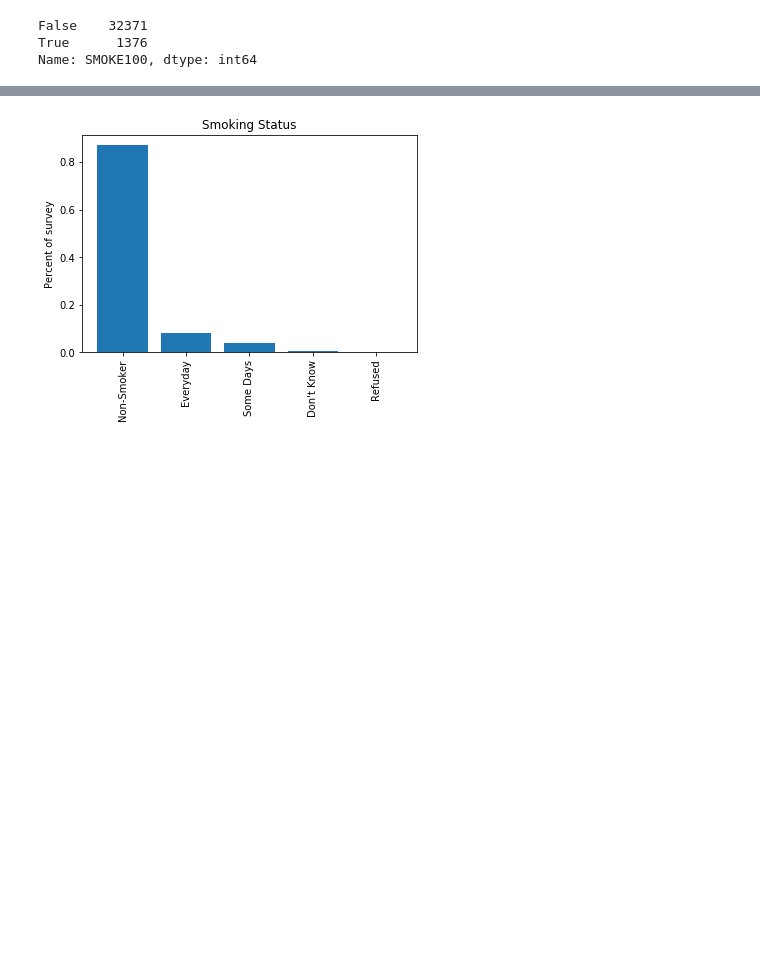
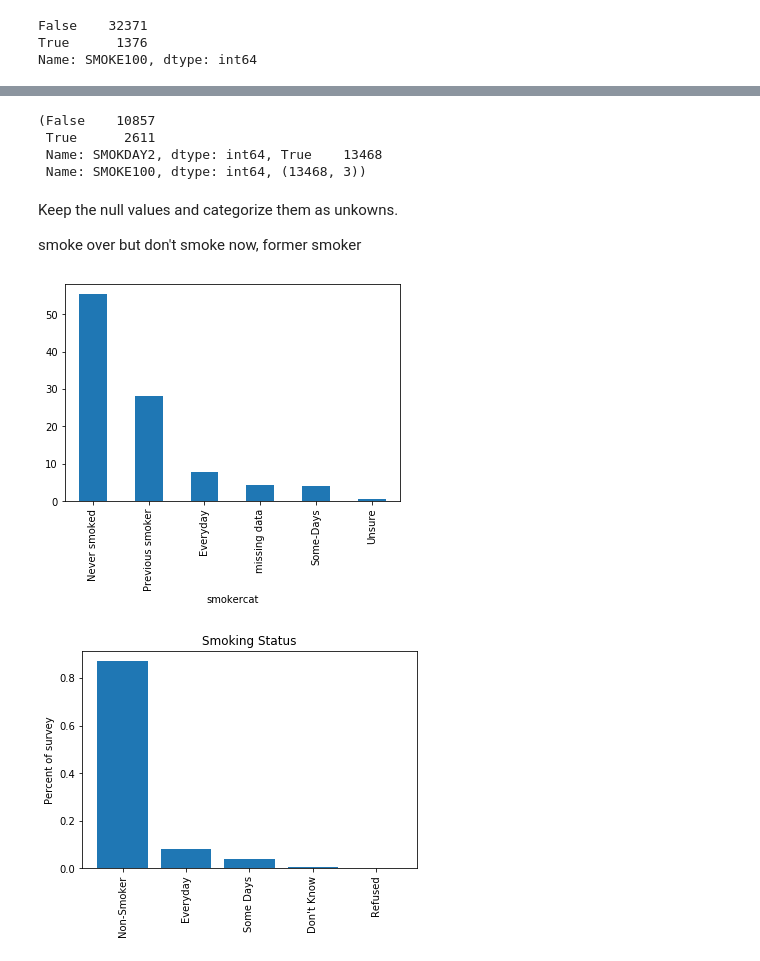
Before and after one commit to SlimHintz/nyc-mhtn-ds-091420-lectures, a Jupyter notebook: STATS_case_study/Statistical_Tests_Applied.ipynb, the cells around one changed output, grey strips where cells are left out. Drawn from its saved outputs; the diff is of its cells as text; code cells hidden in the pictures; blank space fills up the shorter version.

Commit message:
rippinng np.select

```diff
--- a/STATS_case_study/Statistical_Tests_Applied.ipynb
+++ b/STATS_case_study/Statistical_Tests_Applied.ipynb
@@ -285,3 +258,54 @@ array(['pick me', None, None, ..., 'pick me', None, None], dtype=object)
+# %%
+df_smokers.shape
+(df_smokers["SMOKDAY2"] == 1).value_counts(),(df_smokers["SMOKE100"] == 1).value_counts(),df_smokers.shape
+# %% [output]
+(False    10857
+ True      2611
+ Name: SMOKDAY2, dtype: int64, True    13468
+ Name: SMOKE100, dtype: int64, (13468, 3))
+# %% [markdown]
+Keep the null values and categorize them as unkowns.
+
+smoke over but don't smoke now, former smoker
+# %%
+conditions = [
+
+
+    # 1) Lets start with people who have smoked over 1 hundred cigarettes and currently smoke
+    (df['SMOKDAY2'] == 1) & (df['SMOKE100'] == 1),
+    # 2 ) The next group could be those that have smoked over 100 but only occaisionally
+    (df['SMOKDAY2'] == 2) & (df['SMOKE100'] == 1),
+    # 3) This group is that they have smoked in the past, but they do not now
+    (df['SMOKDAY2'] == 3) & (df['SMOKE100'] == 1), #
+    # 4) This group is unsure if they have smoked 100 cigs but do smoke sometimes
+    (df['SMOKDAY2'] == 7) | (df['SMOKE100'] == 7),
+    # 5) These are the non-smokers/never smokes
+    (df['SMOKDAY2'] == 3) | (df['SMOKE100'] == 2),
+
+
+]
+
+
+choices = [
+    # 1)
+    "Everyday",
+    # 2)
+    "Some-Days",
+    # 3)
+    "Previous smoker",
+    # 4)
+    "Unsure",
+    # 5)
+    "Never smoked"
+]
+
+len(pd.Series(data = np.select(conditions, choices, default = "Unknown"))) == len(df)
+df['smokercat']= np.select(conditions, choices, default = "missing data")
+# %%
+(df.groupby(["smokercat"]).PHYSHLTH.count().sort_values(ascending=False)/len(df)*100).plot(kind="bar");
+plt.savefig("smokercat.png", bbox_inches="tight")
+# %% [output]
+[figure, added]
 # %%
 # code to graph those proportion of differen smoking groups using matplotlib
 # %% [output]
```
Also changed, not shown: parts of 5 cells of this notebook, 1 other file.
